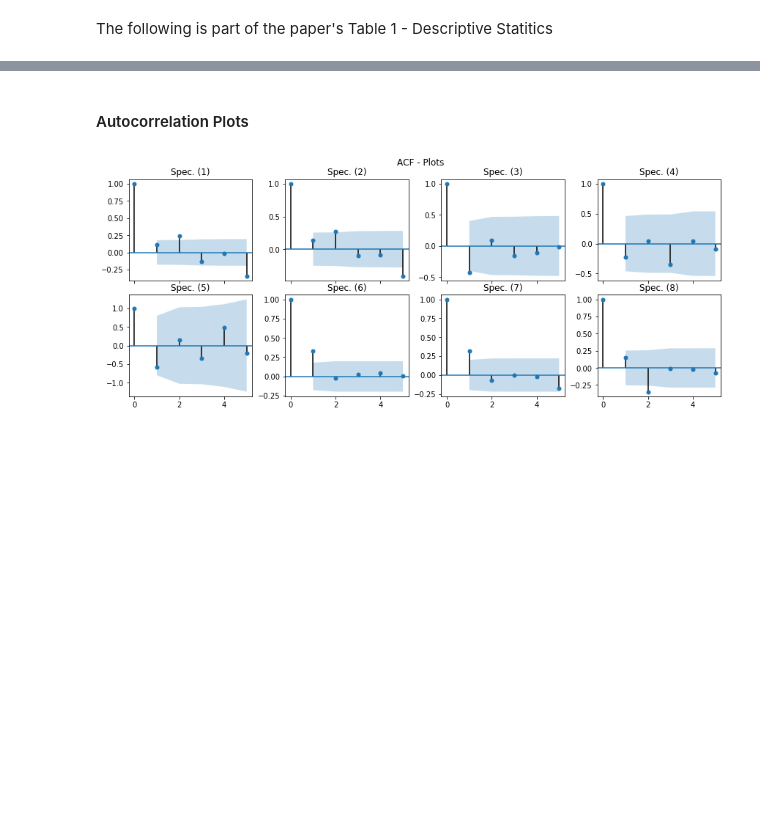
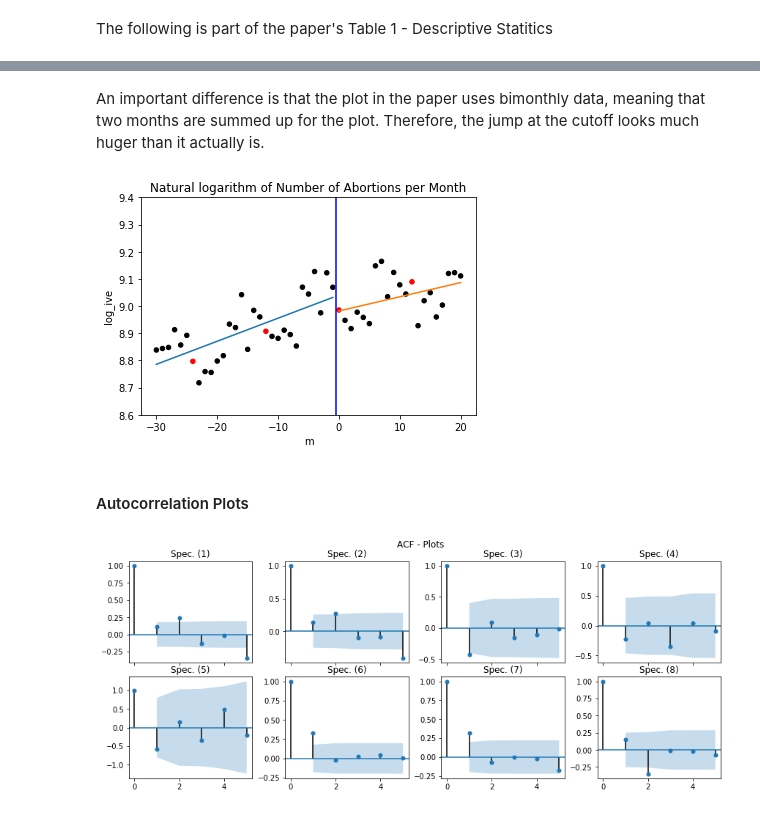
Before and after one commit to marclipfert/student-project-antonia-marc, a Jupyter notebook: student_project_Antonia_Marc.ipynb, the cells around one changed output, grey strips where cells are left out. Drawn from its saved outputs; the diff is of its cells as text; code cells hidden in the pictures; blank space fills up the shorter version.

```diff
--- a/student_project_Antonia_Marc.ipynb
+++ b/student_project_Antonia_Marc.ipynb
@@ -442,3 +501,11 @@ However, for abortions LG accounted for all three leap years as well and, theref
+# %% [markdown]
+An important difference is that the plot in the paper uses bimonthly data, meaning that two months are summed up for the plot. Therefore, the jump at the cutoff looks much huger than it actually is.
+# %%
+a_reg_for_plot = smf.ols(formula =
+            'log_ive ~ post + m + post*m', data=dfa.loc[(dfa['m']>-31) & (dfa['m']<21)]).fit(cov_type='HC1')
+RDD_plot_abortions(dfa, a_reg_for_plot)
+# %% [output]
+[figure, added]
 # %% [markdown]
 #### Autocorrelation Plots
 # %%
```
Also changed, not shown: parts of 36 cells of this notebook, 3 other files.
